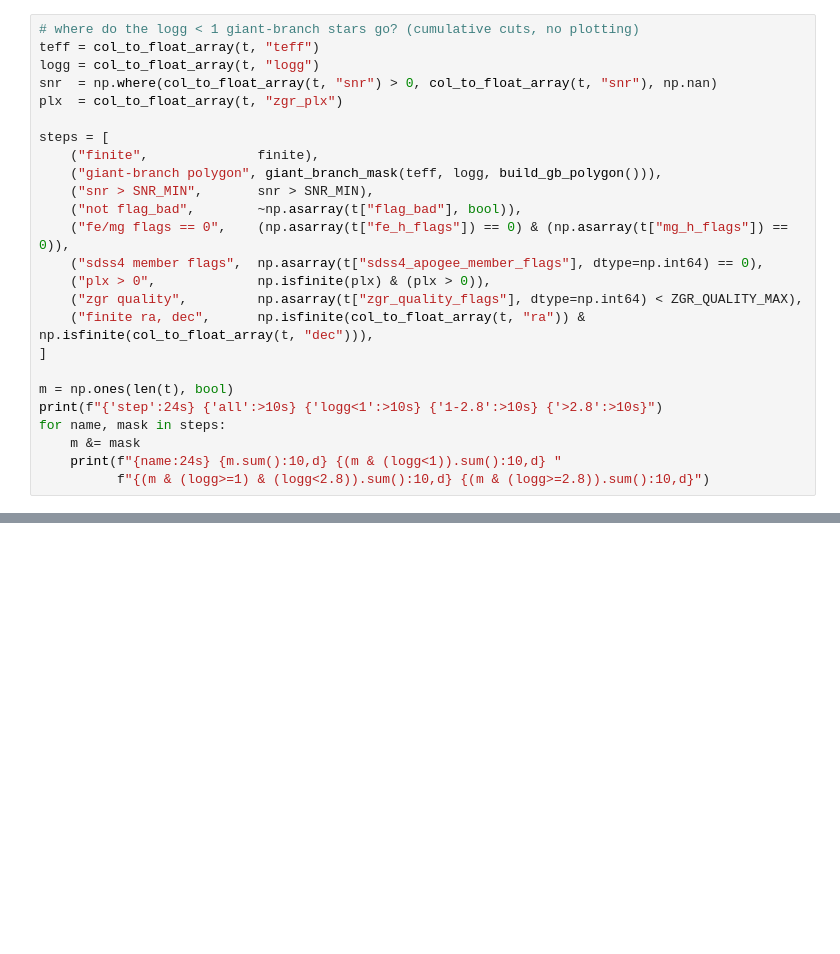
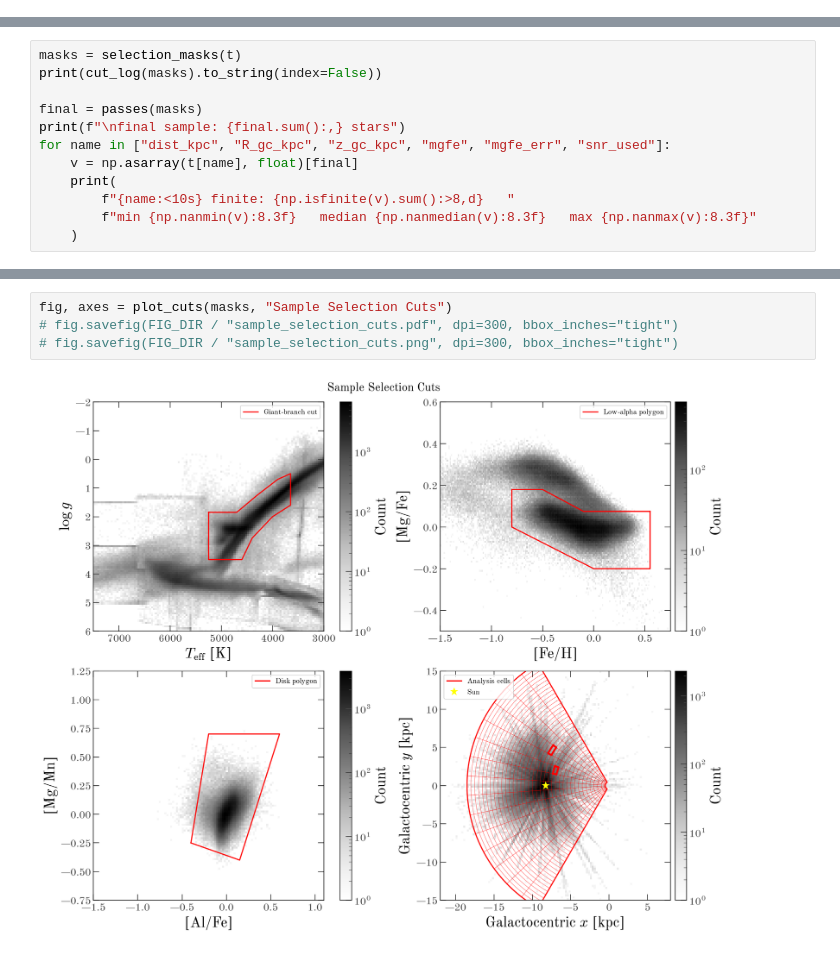
Before and after one commit to emmatasso/Midplane-Project, a Jupyter notebook: notebooks/SampleSelection.ipynb, the cells around one changed output, grey strips where cells are left out. Saved outputs shown, nothing was run; the diff lists cells and outputs as text; blank space fills up the shorter version.

Commit message:
merge sample selection code into one place - the notebook

```diff
--- a/notebooks/SampleSelection.ipynb
+++ b/notebooks/SampleSelection.ipynb
@@ -1247,25 +0,0 @@ t_final: 345,537 -> 288,787
-# %%
-# where do the logg < 1 giant-branch stars go? (cumulative cuts, no plotting)
-teff = col_to_float_array(t, "teff")
-logg = col_to_float_array(t, "logg")
-snr  = np.where(col_to_float_array(t, "snr") > 0, col_to_float_array(t, "snr"), np.nan)
-plx  = col_to_float_array(t, "zgr_plx")
-
-steps = [
-    ("finite",              finite),
-    ("giant-branch polygon", giant_branch_mask(teff, logg, build_gb_polygon())),
-    ("snr > SNR_MIN",       snr > SNR_MIN),
-    ("not flag_bad",        ~np.asarray(t["flag_bad"], bool)),
-    ("fe/mg flags == 0",    (np.asarray(t["fe_h_flags"]) == 0) & (np.asarray(t["mg_h_flags"]) == 0)),
-    ("sdss4 member flags",  np.asarray(t["sdss4_apogee_member_flags"], dtype=np.int64) == 0),
-    ("plx > 0",             np.isfinite(plx) & (plx > 0)),
-    ("zgr quality",         np.asarray(t["zgr_quality_flags"], dtype=np.int64) < ZGR_QUALITY_MAX),
-    ("finite ra, dec",      np.isfinite(col_to_float_array(t, "ra")) & np.isfinite(col_to_float_array(t, "dec"))),
-]
-
-m = np.ones(len(t), bool)
-print(f"{'step':24s} {'all':>10s} {'logg<1':>10s} {'1-2.8':>10s} {'>2.8':>10s}")
-for name, mask in steps:
-    m &= mask
-    print(f"{name:24s} {m.sum():10,d} {(m & (logg<1)).sum():10,d} "
-          f"{(m & (logg>=1) & (logg<2.8)).sum():10,d} {(m & (logg>=2.8)).sum():10,d}")
@@ -1432,0 +500,12 @@ t_final: 345,537 -> 204,741
+# %%
+masks = selection_masks(t)
+print(cut_log(masks).to_string(index=False))
+
+final = passes(masks)
+print(f"\nfinal sample: {final.sum():,} stars")
+for name in ["dist_kpc", "R_gc_kpc", "z_gc_kpc", "mgfe", "mgfe_err", "snr_used"]:
+    v = np.asarray(t[name], float)[final]
+    print(
+        f"{name:<10s} finite: {np.isfinite(v).sum():>8,d}   "
+        f"min {np.nanmin(v):8.3f}   median {np.nanmedian(v):8.3f}   max {np.nanmax(v):8.3f}"
+    )
@@ -1432,0 +555,6 @@ t_final: 345,537 -> 204,741
+# %%
+fig, axes = plot_cuts(masks, "Sample Selection Cuts")
+# fig.savefig(FIG_DIR / "sample_selection_cuts.pdf", dpi=300, bbox_inches="tight")
+# fig.savefig(FIG_DIR / "sample_selection_cuts.png", dpi=300, bbox_inches="tight")
+# %% [output]
+[figure, added]
```
Also changed, not shown: parts of 49 cells of this notebook, 6 other files.
